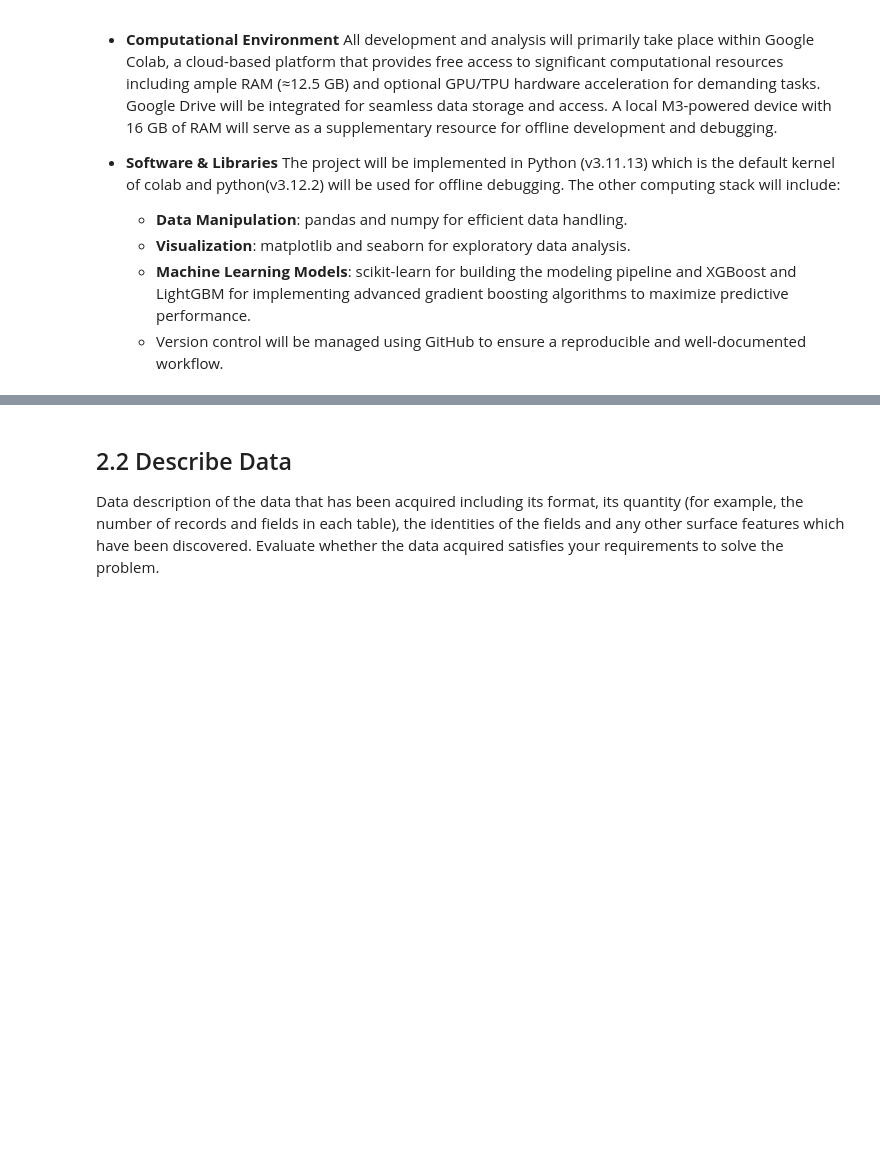
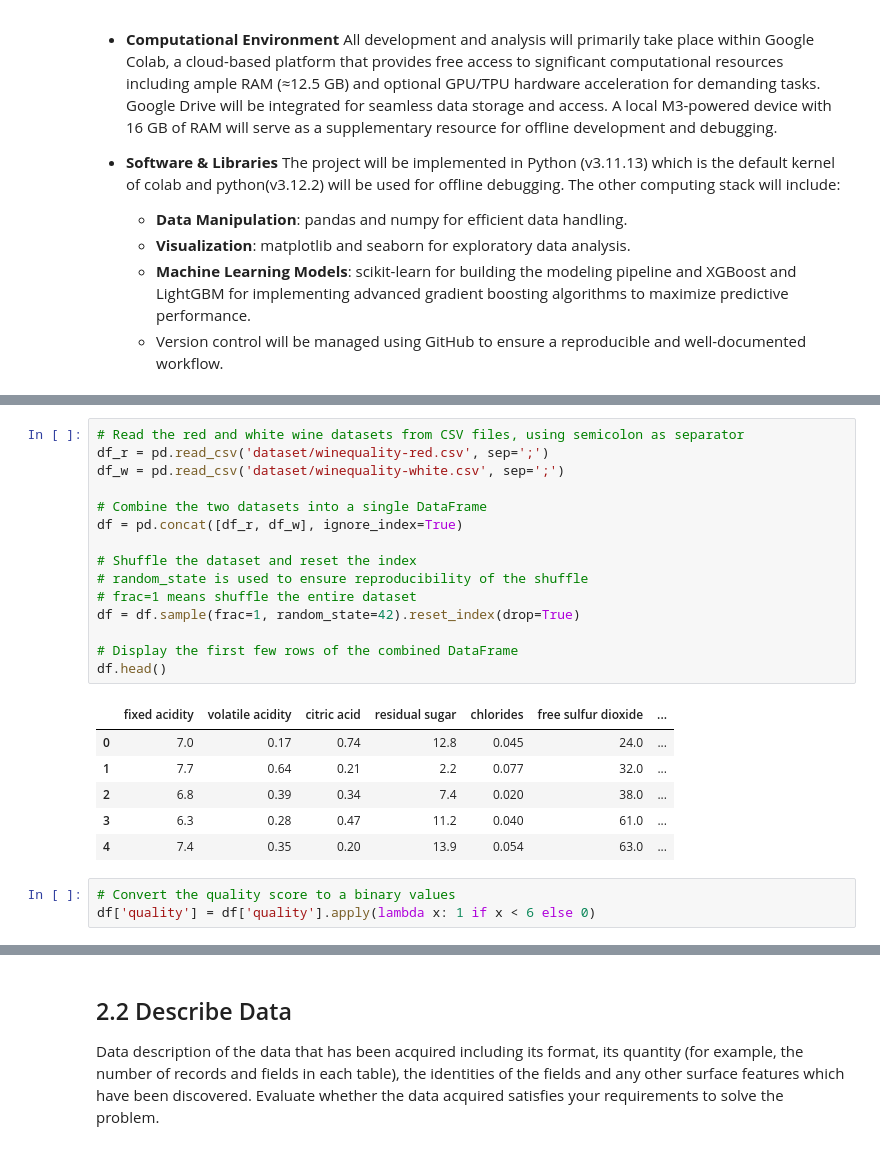
Before and after one commit to Arifuzzaman-Munaf/Predictive-Analysis-using-ML-algorithms, a Jupyter notebook: assessment_02.ipynb, the cells around one changed output, grey strips where cells are left out. Cells and saved outputs as stored; diff of their text form; blank space fills up the shorter version.

```diff
--- a/assessment_02.ipynb
+++ b/assessment_02.ipynb
@@ -65,0 +107,25 @@ List the data sources acquired together with their locations, the methods used t
+# %%
+# Read the red and white wine datasets from CSV files, using semicolon as separator
+df_r = pd.read_csv('dataset/winequality-red.csv', sep=';')
+df_w = pd.read_csv('dataset/winequality-white.csv', sep=';')
+
+# Combine the two datasets into a single DataFrame
+df = pd.concat([df_r, df_w], ignore_index=True)
+
+# Shuffle the dataset and reset the index
+# random_state is used to ensure reproducibility of the shuffle
+# frac=1 means shuffle the entire dataset
+df = df.sample(frac=1, random_state=42).reset_index(drop=True)
+
+# Display the first few rows of the combined DataFrame
+df.head()
+# %% [output]
+|  | fixed acidity | volatile acidity | citric acid | residual sugar | chlorides | free sulfur dioxide | ... |
+| 0 | 7.0 | 0.17 | 0.74 | 12.8 | 0.045 | 24.0 | ... |
+| 1 | 7.7 | 0.64 | 0.21 | 2.2 | 0.077 | 32.0 | ... |
+| 2 | 6.8 | 0.39 | 0.34 | 7.4 | 0.020 | 38.0 | ... |
+| 3 | 6.3 | 0.28 | 0.47 | 11.2 | 0.040 | 61.0 | ... |
+| 4 | 7.4 | 0.35 | 0.20 | 13.9 | 0.054 | 63.0 | ... |
+# %%
+# Convert the quality score to a binary values
+df['quality'] = df['quality'].apply(lambda x: 1 if x < 6 else 0)
```
Also changed, not shown: parts of 10 cells of this notebook.
